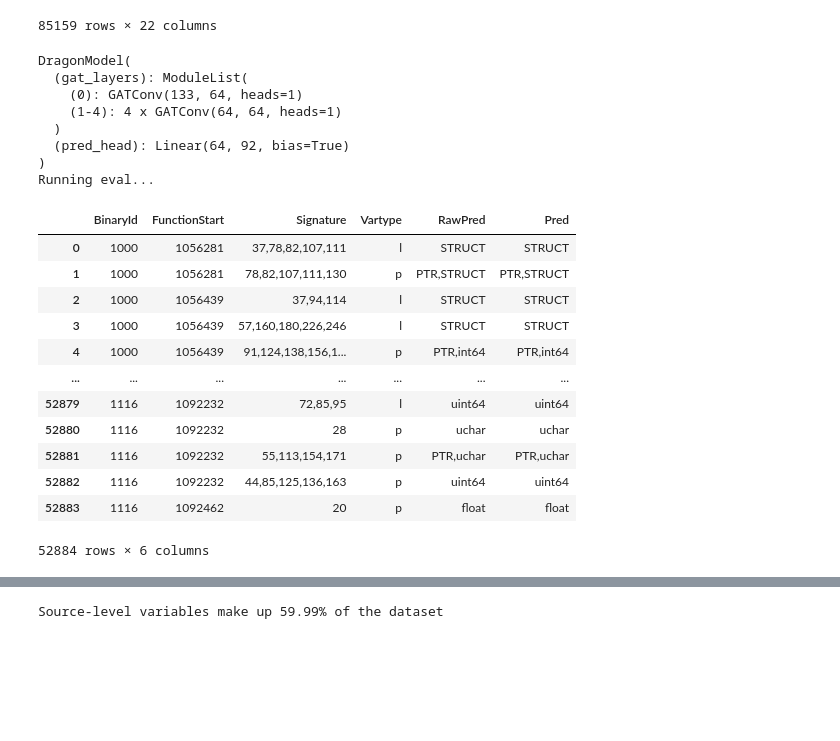
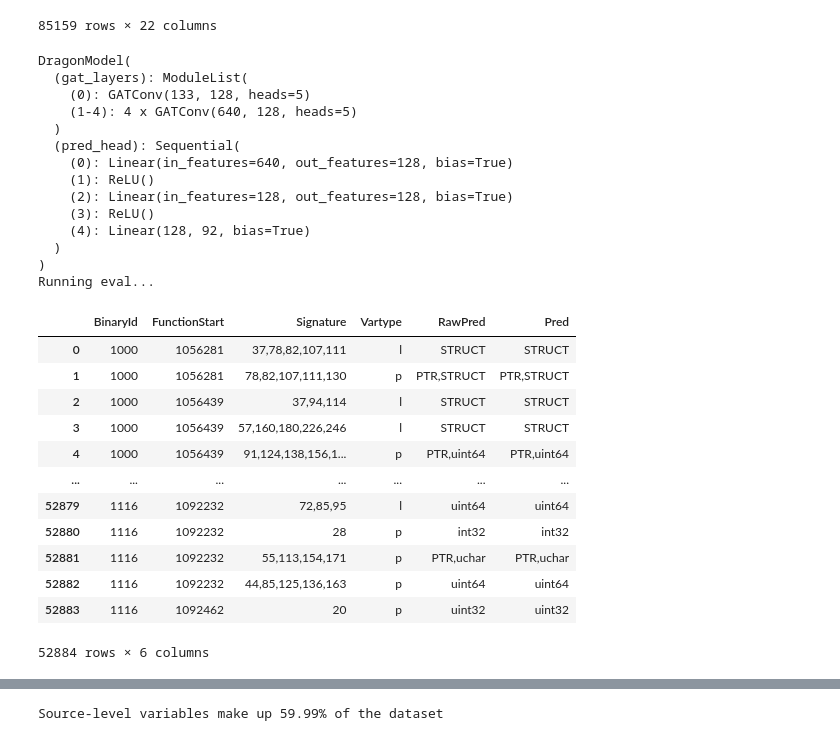
Before and after one commit to lasserre/datatype-recovery-experiments, a Jupyter notebook: notebooks/eval.ipynb, the cells around one changed output, grey strips where cells are left out. Cells and saved outputs as stored; diff of their text form; code cells hidden in the pictures; blank space fills up the shorter version.

```diff
--- a/notebooks/eval.ipynb
+++ b/notebooks/eval.ipynb
@@ -81,7 +81,8 @@ dataset_path = Path.home()/'datasets/coreutils_full_5hops'
 # model_path = Path.home()/'trained_models/dragon_5hops_ffmpeg_balanced__EPOCH42.pt'
 # model_path = Path.home()/'trained_models/dragon_5hops_256ch_balanced.pt'
 # model_path = Path.home()/'trained_models/dragon_5hops_32ch_balanced.pt'
-model_path = Path.home()/'trained_models/dragon_5hops_64ch_balanced.pt'
+# model_path = Path.home()/'trained_models/dragon_5hops_64ch_balanced.pt'
+model_path = Path.home()/'trained_models/dragon_5hops_5heads_3linear/dragon_5hops_5heads_3linear_ep50.pt'
 
 # eval_model_on_dataset(model_path, 'cuda:3', dataset_path)
 # %%
@@ -159,29 +160,35 @@ def make_predictions_on_dataset(model_path:Path, device:str, dataset, max_true_s
     return pd.DataFrame.from_records(model_outputs, columns=['BinaryId','FunctionStart','Signature','Vartype','RawPred','Pred'])
 # %%
 max_true_len = df.TypeSeq_Debug.apply(lambda ts: len(ts.split(','))).max()
-model_pred = make_predictions_on_dataset(model_path, 'cuda:1', dataset, max_true_len)
+model_pred = make_predictions_on_dataset(model_path, 'cpu', dataset, max_true_len)
 model_pred
 # %% [output]
 DragonModel(
   (gat_layers): ModuleList(
-    (0): GATConv(133, 64, heads=1)
-    (1-4): 4 x GATConv(64, 64, heads=1)
+    (0): GATConv(133, 128, heads=5)
+    (1-4): 4 x GATConv(640, 128, heads=5)
   )
-  (pred_head): Linear(64, 92, bias=True)
+  (pred_head): Sequential(
+    (0): Linear(in_features=640, out_features=128, bias=True)
+    (1): ReLU()
+    (2): Linear(in_features=128, out_features=128, bias=True)
+    (3): ReLU()
+    (4): Linear(128, 92, bias=True)
+  )
 )
 Running eval...
 |  | BinaryId | FunctionStart | Signature | Vartype | RawPred | Pred |
 | 0 | 1000 | 1056281 | 37,78,82,107,111 | l | STRUCT | STRUCT |
 | 1 | 1000 | 1056281 | 78,82,107,111,130 | p | PTR,STRUCT | PTR,STRUCT |
 | 2 | 1000 | 1056439 | 37,94,114 | l | STRUCT | STRUCT |
 | 3 | 1000 | 1056439 | 57,160,180,226,246 | l | STRUCT | STRUCT |
-| 4 | 1000 | 1056439 | 91,124,138,156,1... | p | PTR,int64 | PTR,int64 |
+| 4 | 1000 | 1056439 | 91,124,138,156,1... | p | PTR,uint64 | PTR,uint64 |
 | ... | ... | ... | ... | ... | ... | ... |
 | 52879 | 1116 | 1092232 | 72,85,95 | l | uint64 | uint64 |
-| 52880 | 1116 | 1092232 | 28 | p | uchar | uchar |
+| 52880 | 1116 | 1092232 | 28 | p | int32 | int32 |
 | 52881 | 1116 | 1092232 | 55,113,154,171 | p | PTR,uchar | PTR,uchar |
 | 52882 | 1116 | 1092232 | 44,85,125,136,163 | p | uint64 | uint64 |
-| 52883 | 1116 | 1092462 | 20 | p | float | float |
+| 52883 | 1116 | 1092462 | 20 | p | uint32 | uint32 |
 52884 rows × 6 columns
 # %%
 mdf = df.merge(model_pred, how='right', on=['BinaryId','FunctionStart','Signature','Vartype'])
```
Also changed, not shown: parts of 15 cells of this notebook, 4 other files.
